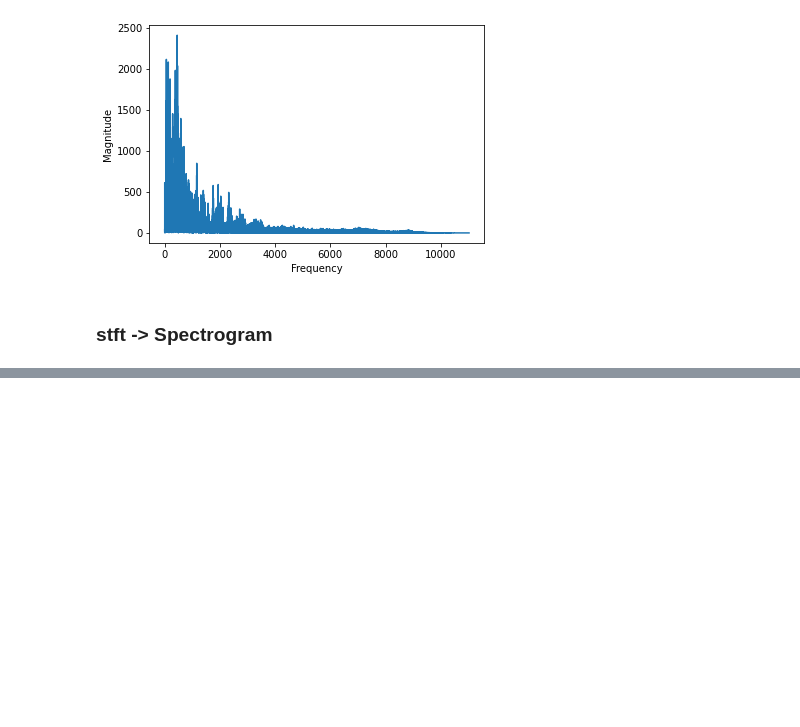
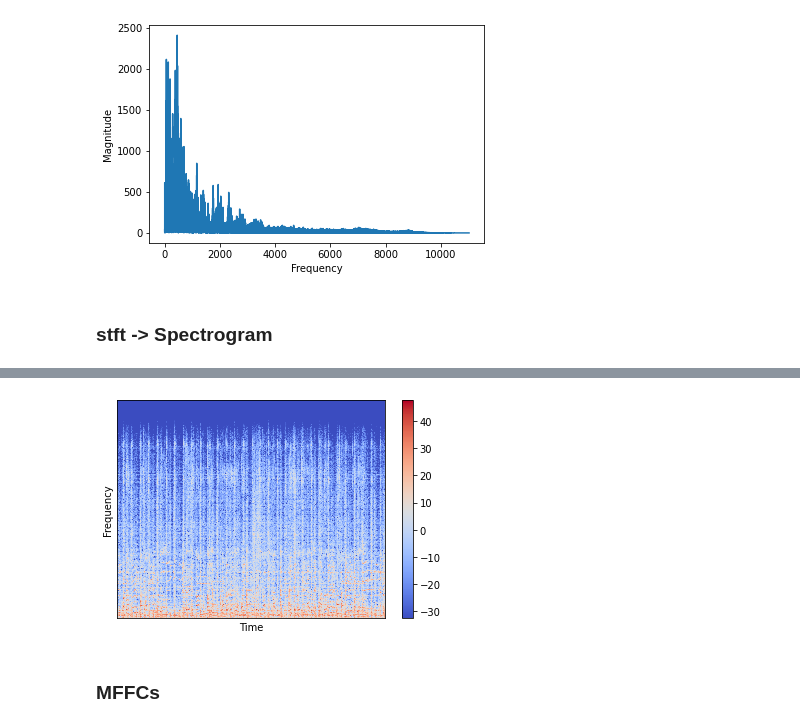
Before and after one commit to VinhDevNguyen/Machine-Learning, a Jupyter notebook: Project/Audio_Deep_Learning.ipynb, the cells around one changed output, grey strips where cells are left out. Drawn from its saved outputs; the diff is of its cells as text; code cells hidden in the pictures; blank space fills up the shorter version.

```diff
--- a/Project/Audio_Deep_Learning.ipynb
+++ b/Project/Audio_Deep_Learning.ipynb
@@ -112,0 +111,12 @@ plt.show()
+# %%
+log_spectrogram = librosa.core.amplitude_to_db(spectrogram)
+
+librosa.display.specshow(log_spectrogram, sr=sr, hop_length=hop_lengt)
+plt.xlabel("Time")
+plt.ylabel("Frequency")
+plt.colorbar()
+plt.show()
+# %% [output]
+[figure, added]
+# %% [markdown]
+### MFFCs
```
Also changed, not shown: parts of 12 cells of this notebook.
